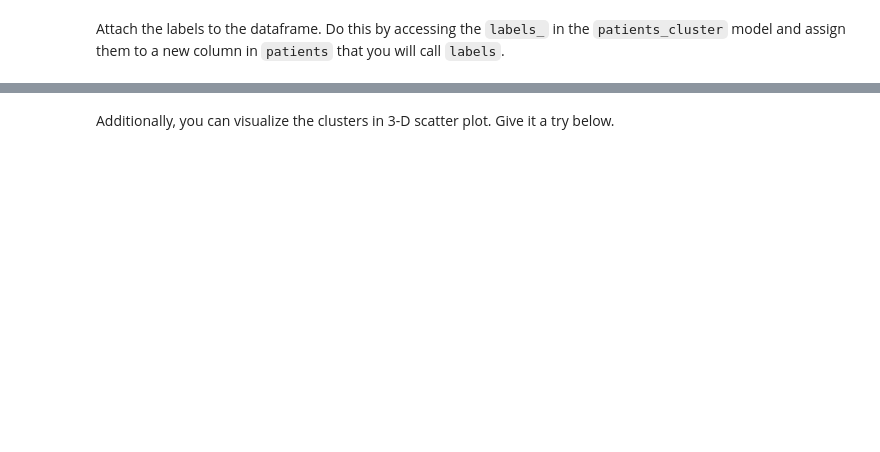
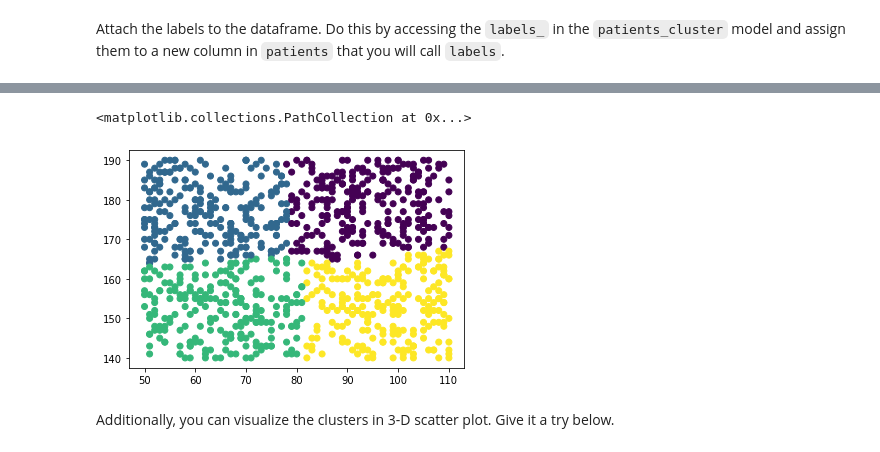
Before and after one commit to ta-datapt-bcn/lab-unsupervised-learning-and-sklearn, a Jupyter notebook: your-code/main.ipynb, the cells around one changed output, grey strips where cells are left out. Drawn from its saved outputs; the diff is of its cells as text; code cells hidden in the pictures; blank space fills up the shorter version.

```diff
--- a/your-code/main.ipynb
+++ b/your-code/main.ipynb
@@ -177,0 +553,2 @@ An interesting observation is that all patients are no older than 2 years. Howev
+# %%
+df.drop(['patient_dob', 'appointment_date'], axis=1, inplace=True)
@@ -183,0 +568,4 @@ We start by initializing and fitting a model in the cell below. Call this model
+# %%
+patients_cluster = KMeans(4)
+# %%
+patients_cluster.fit(df)
@@ -188,3 +576,5 @@ Attach the labels to the dataframe. Do this by accessing the `labels_` in the `p
+# %%
+df['labels'] = patients_cluster.labels_
 # %% [markdown]
 Now using a `groupby`, find the mean of every variable in `patients` and group by the `labels` column. This summary will allow us to see how the patients differ between the clusters. Your output should look similar to the image below.
 
@@ -208,3 +614,10 @@ If the scatter plot does not make any sense to you, it means the features you ch
+# %%
+#Since it seems that the clustering is taking place mostly by weight/height, let's use those two variables.
+
+plt.scatter(df['patient_weight_kg'], df['patient_height_sm'], c=df['labels'])
+# %% [output]
+<matplotlib.collections.PathCollection at 0x...>
+[figure, added]
 # %% [markdown]
 Additionally, you can visualize the clusters in 3-D scatter plot. Give it a try below.
 # %%
```
Also changed, not shown: parts of 86 cells of this notebook.
